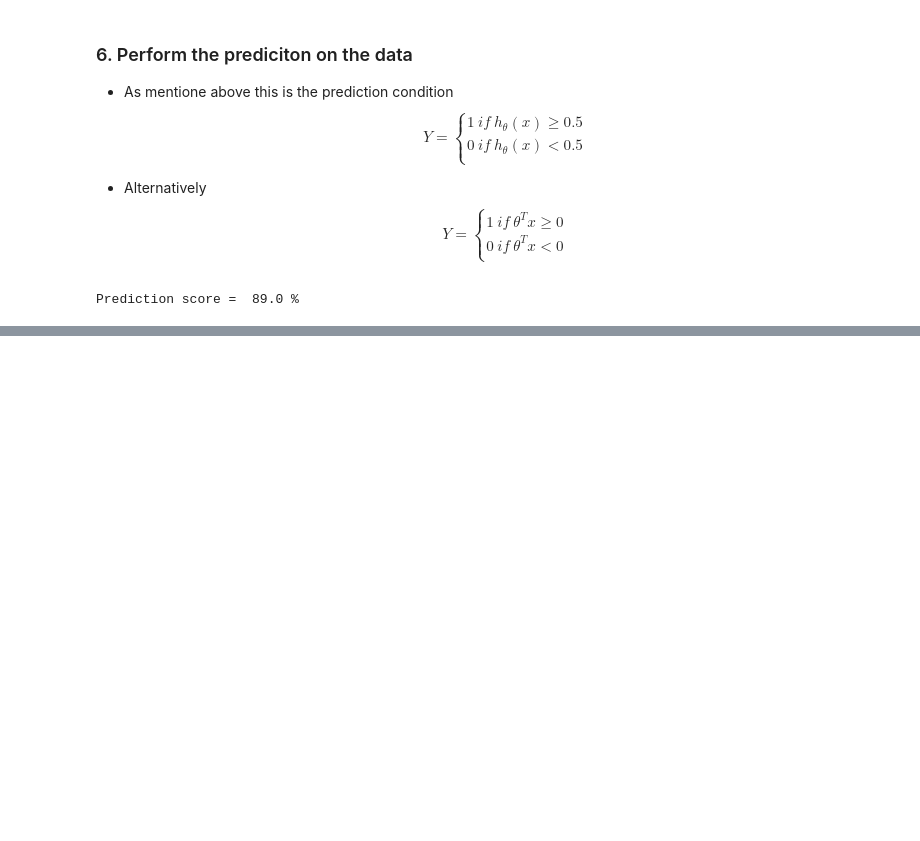
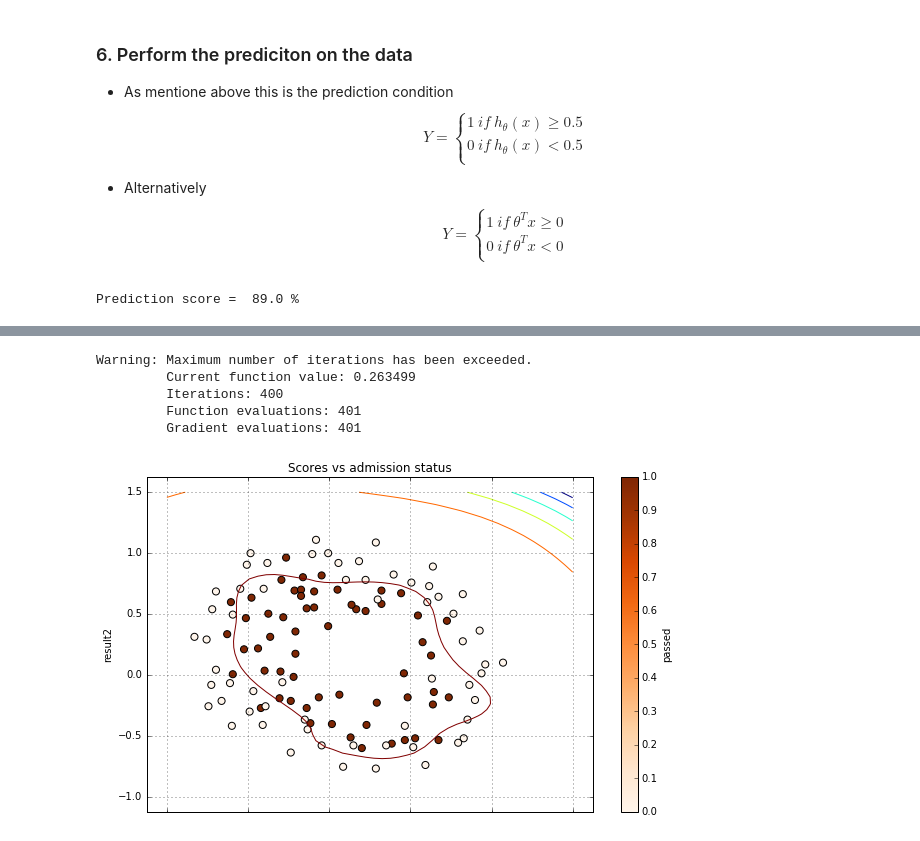
Before and after one commit to bn121rajesh/ipython-notebooks, a Jupyter notebook: MachineLearning/LogisticRegression/LogisticRegression.ipynb, the cells around one changed output, grey strips where cells are left out. Saved outputs shown, nothing was run; the diff lists cells and outputs as text; code cells hidden in the pictures; blank space fills up the shorter version.

```diff
--- a/MachineLearning/LogisticRegression/LogisticRegression.ipynb
+++ b/MachineLearning/LogisticRegression/LogisticRegression.ipynb
@@ -380,0 +483,33 @@ Prediction score =  89.0 %
+# %%
+# This function maps the bivariate features to multivariate (6th order polynomial) as mentioned above
+#
+def feature_map(X1, X2, degree=6):
+    X = np.ones((len(X1), 1))
+    for i in range(degree + 1):
+        for j in range(i + 1):
+            # Calculate only if alteast one of the powers in non-zero.
+            if i + j:
+                X = np.column_stack([X, X1**(i-j) * X2**j])
+    return X
+# %%
+# Create the boundary values
+a = b = np.linspace(-1, 1.5, 50)
+# This is just a cross join of above values. Each element of a is joined with each element of b
+c = pd.DataFrame(a, index=np.ones(len(a))).merge(pd.DataFrame(b, index=np.ones(len(b))), left_index=True, right_index=True).values
+# %%
+# Train and plot the decision boundary for 6 order polynomial.
+extended_X = feature_map(X[:, 0], X[:, 1], degree=6)
+tuned_params = get_model_parameters(extended_X, y, param_size=extended_X.shape[1])
+
+# Plot the data to have a look at the distributon.
+data.plot.scatter(x='result1', y='result2', c='passed', cmap='Oranges', \
+                  s=50, grid=True, title="Scores vs admission status", figsize=(10, 6));
+z = feature_map(c[:, 0], c[:, 1], degree=6).dot(tuned_params).reshape(len(a), len(b))
+plt.contour(a, b, z);
+# %% [output]
+Warning: Maximum number of iterations has been exceeded.
+         Current function value: 0.263499
+         Iterations: 400
+         Function evaluations: 401
+         Gradient evaluations: 401
+[figure, added]
```
Also changed, not shown: parts of 23 cells of this notebook, 1 other file.
